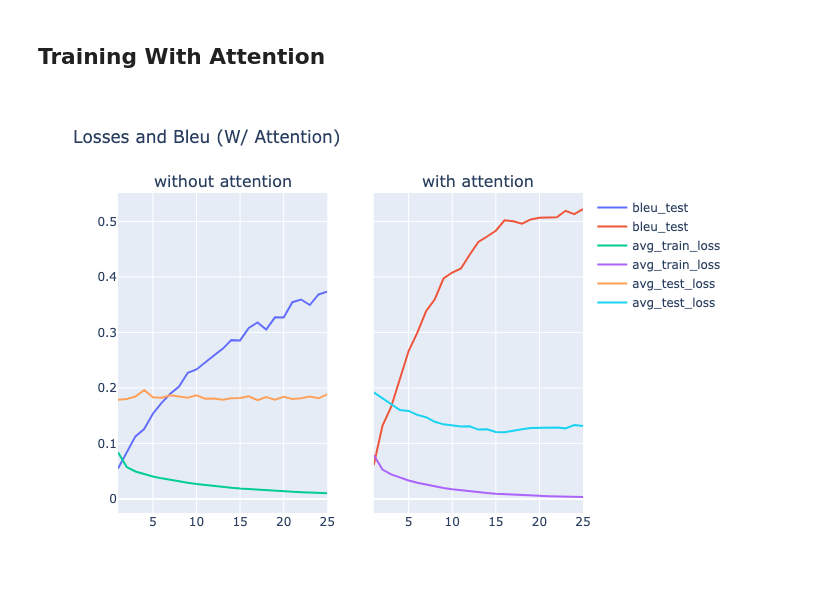
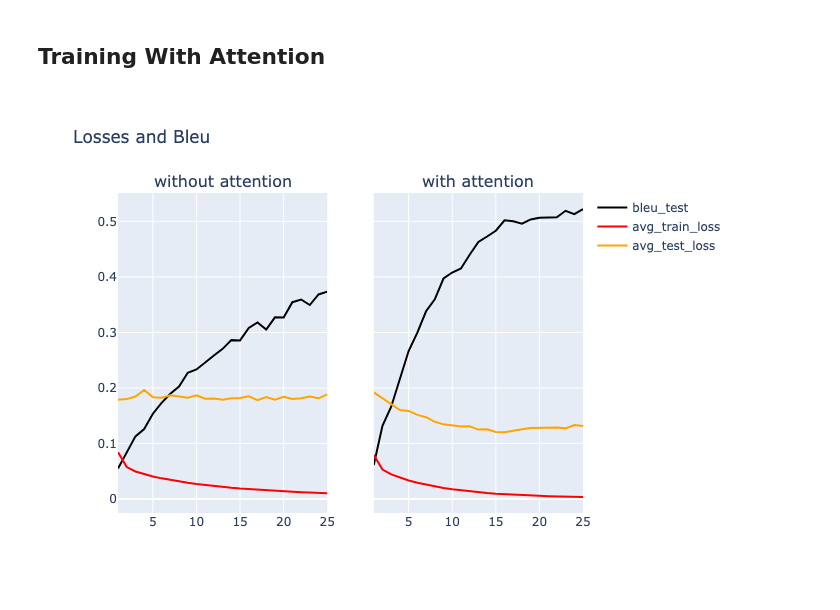
Before and after one commit to berstearns/NLP-Fun-Damentals, a Jupyter notebook: general_experiments/attention_intro/encoder_decoder_with_and_without_attention.ipynb, the cells around one changed output. Saved outputs shown, nothing was run; the diff lists cells and outputs as text; code cells hidden in the pictures.

Commit message:
uninteractive plots1

```diff
--- a/general_experiments/attention_intro/encoder_decoder_with_and_without_attention.ipynb
+++ b/general_experiments/attention_intro/encoder_decoder_with_and_without_attention.ipynb
@@ -290,29 +290,31 @@ for epoch in range(EPOCHS):
 # %%
 from plotly.subplots import make_subplots
 import plotly.graph_objects as go
 
 epochs = list(range(1, len(plot_stats['avg_train_loss'])+1))
 
 fig = make_subplots(rows=1, cols=2, shared_yaxes=True, column_titles=["without attention", "with attention"])
-
+colours = {"avg_train_loss":"red",
+ "avg_test_loss": "orange",
+ "bleu_test": "black"}
 
 for ks in plot_stats.keys():
 
     y_val = plot_stats[ks]
     y_name = ks
     y_val_a = a_plot_stats[ks]
     y_name_a = ks
 
     fig.add_trace(go.Scatter(x=epochs, y=y_val,
                     mode='lines',
-                    name=y_name), row=1, col=1)
+                    name=y_name, marker=dict(color= colours[y_name])), row=1, col=1)
 
     fig.add_trace(go.Scatter(x=epochs, y=y_val_a,
                     mode='lines',
-                    name=y_name_a), row=1, col=2)
+                    name=y_name_a, marker=dict(color= colours[y_name_a]), showlegend=False), row=1, col=2)
 
-fig.layout['title'] = 'Losses and Bleu (W/ Attention)'
+fig.layout['title'] = 'Losses and Bleu'
 
 fig.show(renderer="png")
 # %% [output]
-[figure, old version]
+[figure, new version]
```
